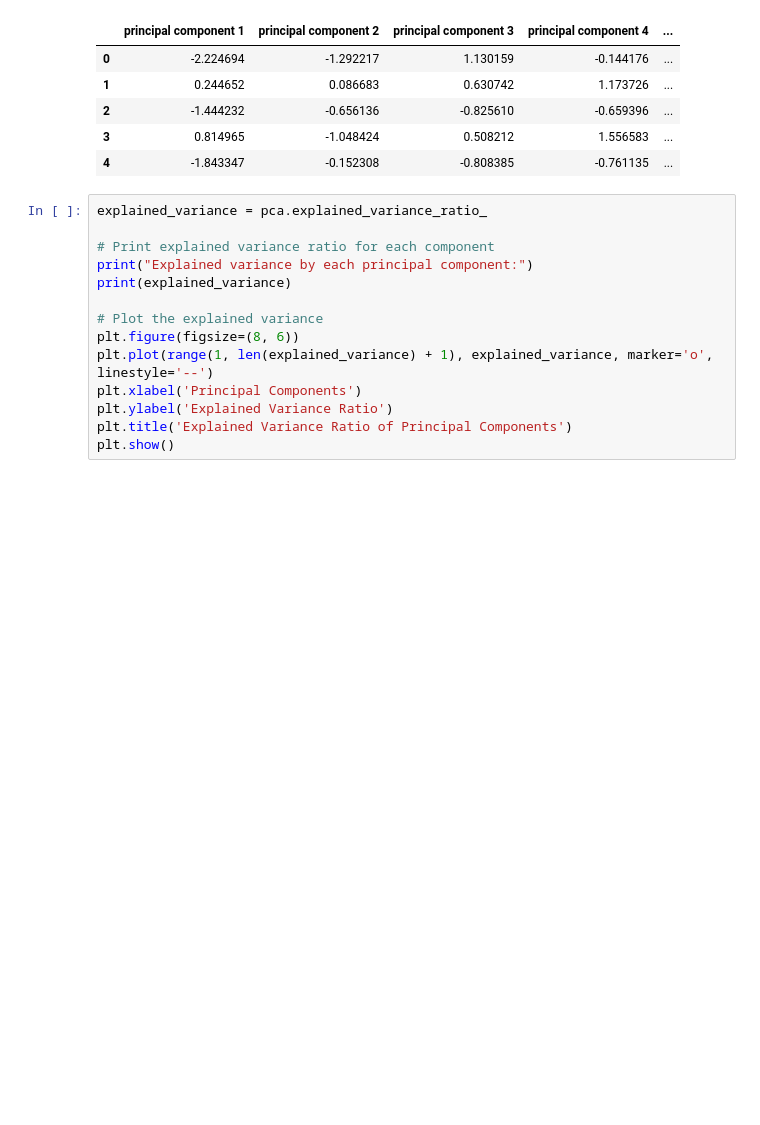
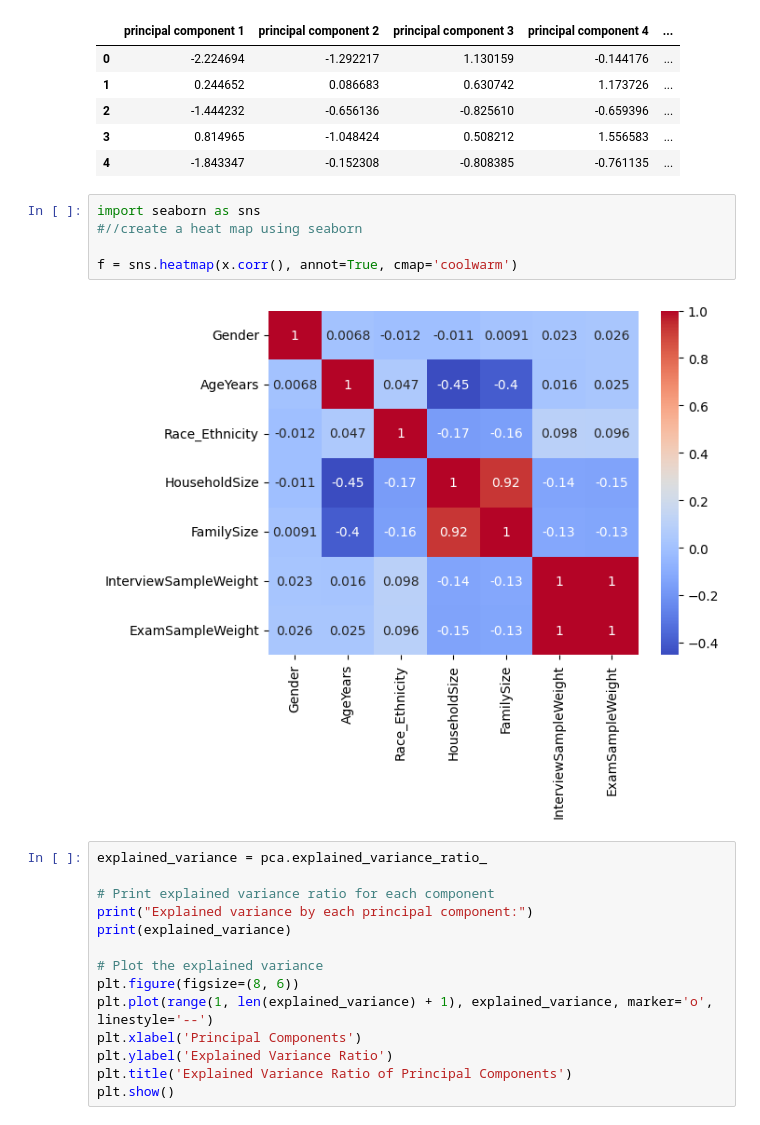
Before and after one commit to OmGuin/nexus-prediction, a Jupyter notebook: data_preprocessing/data_analysis.ipynb, the cells around one changed output. Saved outputs shown, nothing was run; the diff lists cells and outputs as text; blank space fills up the shorter version.

```diff
--- a/data_preprocessing/data_analysis.ipynb
+++ b/data_preprocessing/data_analysis.ipynb
@@ -116,6 +116,13 @@ principalDf.head()
 | 2 | -1.444232 | -0.656136 | -0.825610 | -0.659396 | ... |
 | 3 | 0.814965 | -1.048424 | 0.508212 | 1.556583 | ... |
 | 4 | -1.843347 | -0.152308 | -0.808385 | -0.761135 | ... |
+# %%
+import seaborn as sns
+#//create a heat map using seaborn
+
+f = sns.heatmap(x.corr(), annot=True, cmap='coolwarm')
+# %% [output]
+[figure, added]
 # %%
 explained_variance = pca.explained_variance_ratio_
 
```
